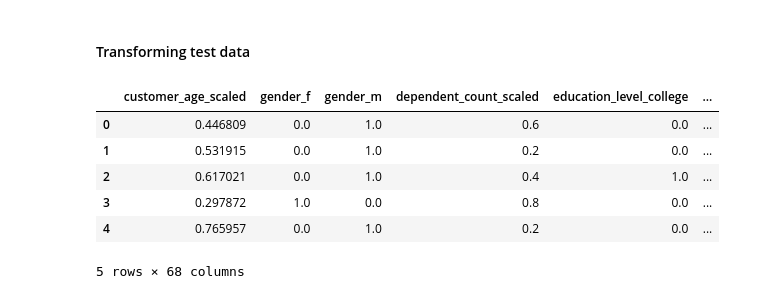
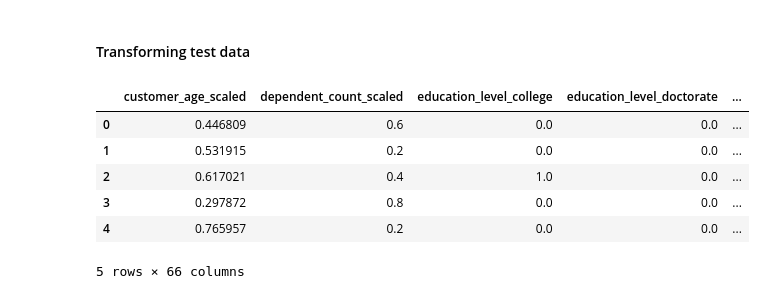
Before and after one commit to MUbarak123-56/bank-churners, a Jupyter notebook: 22-feature-engineering-pipeline.ipynb, the cells around one changed output. Drawn from its saved outputs; the diff is of its cells as text; code cells hidden in the pictures.

```diff
--- a/22-feature-engineering-pipeline.ipynb
+++ b/22-feature-engineering-pipeline.ipynb
@@ -190,6 +190,6 @@ new_df
 # %% [markdown]
 ### Feature Engineering on all features
 # %%
-train_use = train.drop(["clientnum", "attrition_flag"], axis = 1)
+train_use = train.drop(["clientnum",  "gender", "attrition_flag"], axis = 1)
 train_use.head()
 # %% [output]
@@ -339,19 +337,19 @@ val_renewed.to_csv("data/val_fe.csv", index = False)
 # %% [markdown]
 #### Transforming test data
 # %%
-test_use = test.drop(["clientnum", "attrition_flag"], axis = 1)
+test_use = test.drop(["clientnum", "gender", "attrition_flag"], axis = 1)
 test_renewed = column_fit_transform(train_use, test_use, list(test_use.columns))
 test_renewed["attrition_flag"] = test["attrition_flag"].replace(["Attrited Customer","Existing Customer"], [1,0]).astype(int)
 test_renewed["clientnum"] = test["clientnum"]
 test_renewed = test_renewed.clean_names()
 test_renewed.head()
 # %% [output]
-|  | customer_age_scaled | gender_f | gender_m | dependent_count_scaled | education_level_college | ... |
-| 0 | 0.446809 | 0.0 | 1.0 | 0.6 | 0.0 | ... |
-| 1 | 0.531915 | 0.0 | 1.0 | 0.2 | 0.0 | ... |
-| 2 | 0.617021 | 0.0 | 1.0 | 0.4 | 1.0 | ... |
-| 3 | 0.297872 | 1.0 | 0.0 | 0.8 | 0.0 | ... |
-| 4 | 0.765957 | 0.0 | 1.0 | 0.2 | 0.0 | ... |
+|  | customer_age_scaled | dependent_count_scaled | education_level_college | education_level_doctorate | ... |
+| 0 | 0.446809 | 0.6 | 0.0 | 0.0 | ... |
+| 1 | 0.531915 | 0.2 | 0.0 | 0.0 | ... |
+| 2 | 0.617021 | 0.4 | 1.0 | 0.0 | ... |
+| 3 | 0.297872 | 0.8 | 0.0 | 0.0 | ... |
+| 4 | 0.765957 | 0.2 | 0.0 | 0.0 | ... |
-5 rows × 68 columns
+5 rows × 66 columns
 # %%
 test_renewed.to_csv("data/test_fe.csv", index = False)
```
Also changed, not shown: parts of 5 cells of this notebook, 6 other files.
